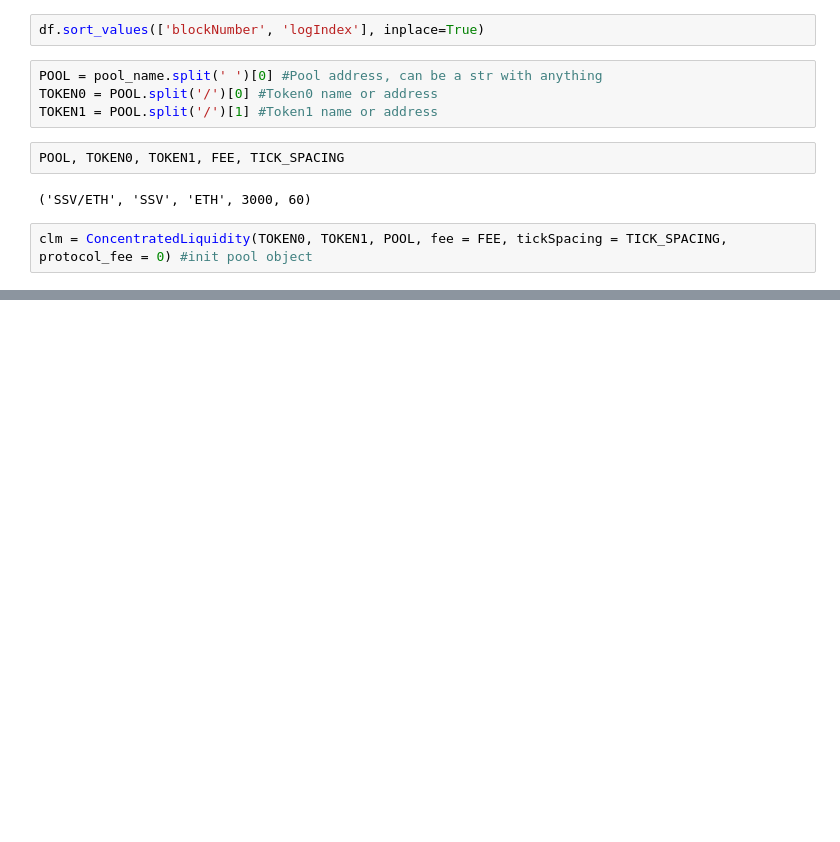
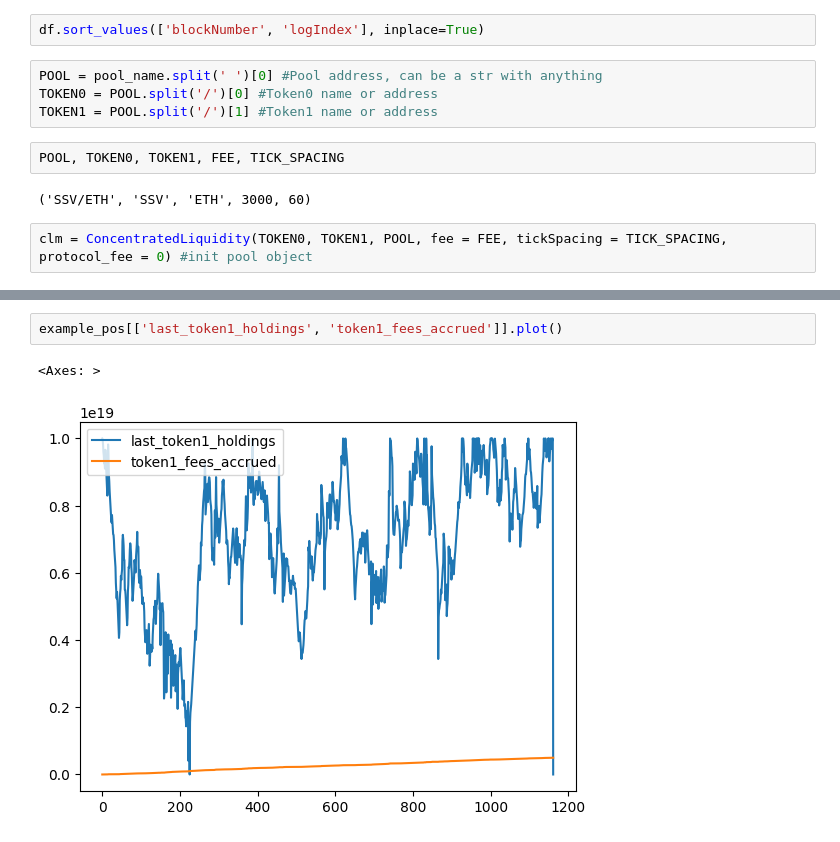
Before and after one commit to Luke-J-Johnson/amm-liquidity, a Jupyter notebook: pools/cl_cpmm/cl_cpmm_usage.ipynb, the cells around one changed output, grey strips where cells are left out. Cells and saved outputs as stored; diff of their text form; blank space fills up the shorter version.

```diff
--- a/pools/cl_cpmm/cl_cpmm_usage.ipynb
+++ b/pools/cl_cpmm/cl_cpmm_usage.ipynb
@@ -155,0 +173,5 @@ clm.positions
+# %%
+example_pos[['last_token1_holdings', 'token1_fees_accrued']].plot()
+# %% [output]
+<Axes: >
+[figure, added]
```
Also changed, not shown: parts of 39 cells of this notebook, 1 other file.
